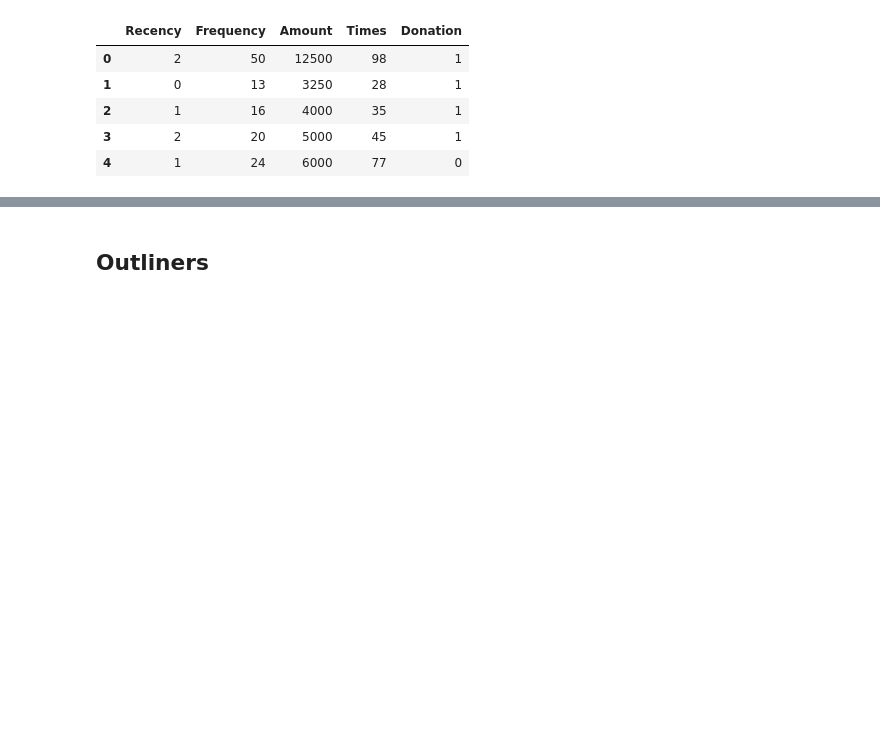
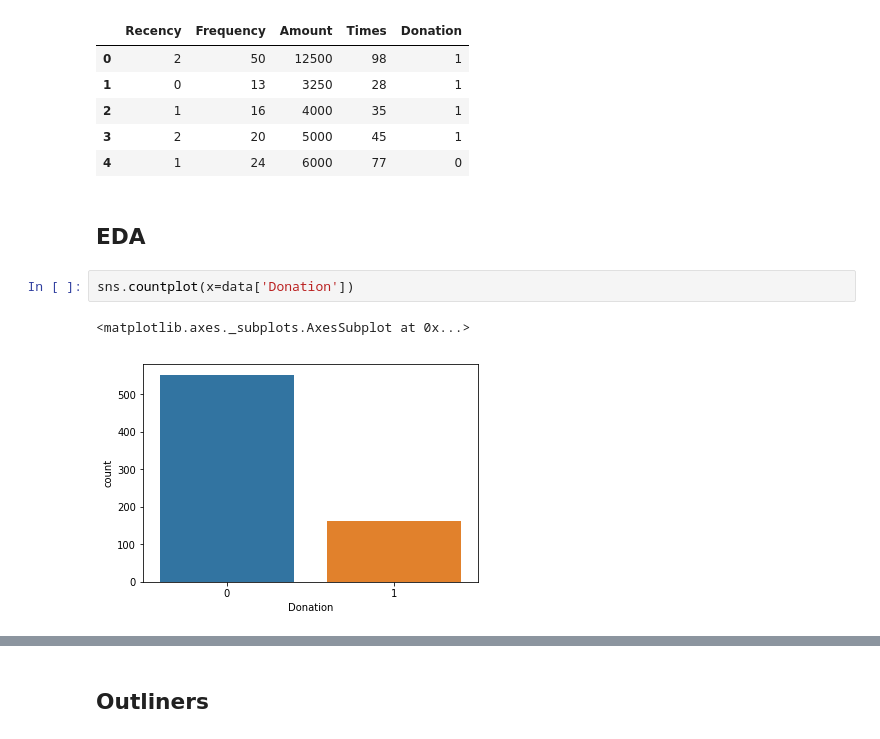
Before and after one commit to Barteus/ml-blood-donations, a Jupyter notebook: ml_blood_transfusions_full.ipynb, the cells around one changed output, grey strips where cells are left out. Drawn from its saved outputs; the diff is of its cells as text; blank space fills up the shorter version.

```diff
--- a/ml_blood_transfusions_full.ipynb
+++ b/ml_blood_transfusions_full.ipynb
@@ -34,3 +34,10 @@ data.head()
 | 2 | 1 | 16 | 4000 | 35 | 1 |
 | 3 | 2 | 20 | 5000 | 45 | 1 |
 | 4 | 1 | 24 | 6000 | 77 | 0 |
+# %% [markdown]
+## EDA
+# %%
+sns.countplot(x=data['Donation'])
+# %% [output]
+<matplotlib.axes._subplots.AxesSubplot at 0x...>
+[figure, added]
```
Also changed, not shown: parts of 12 cells of this notebook, 1 other file.
